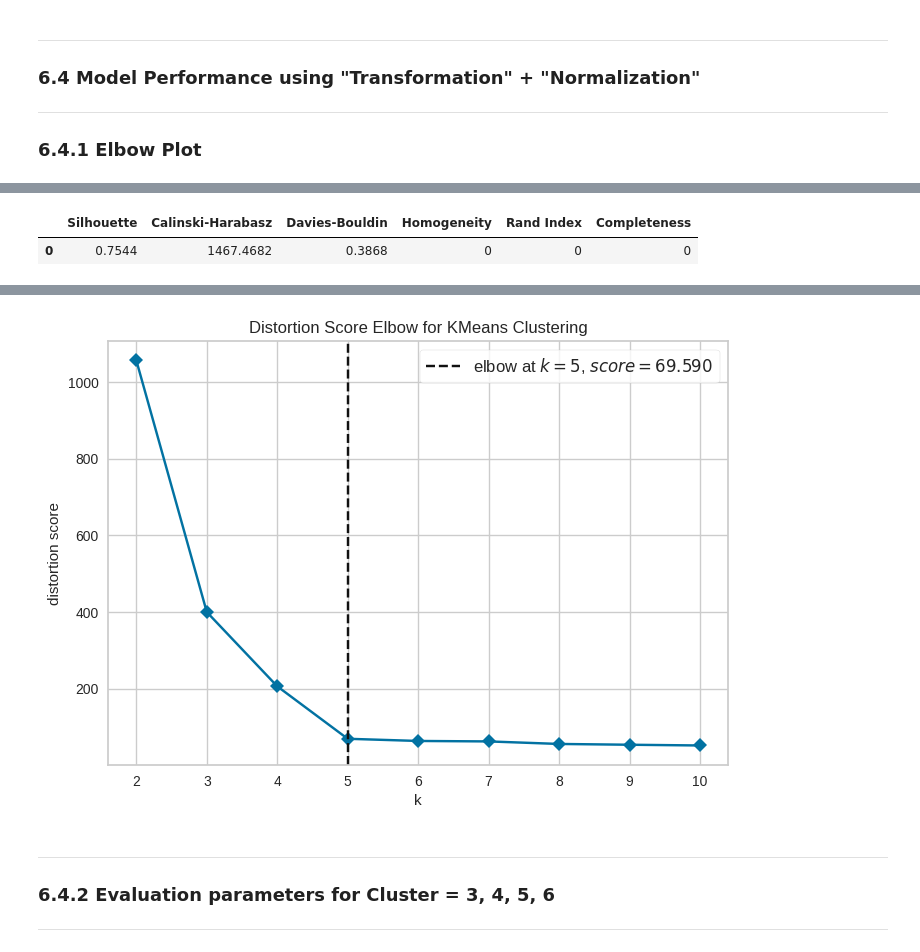
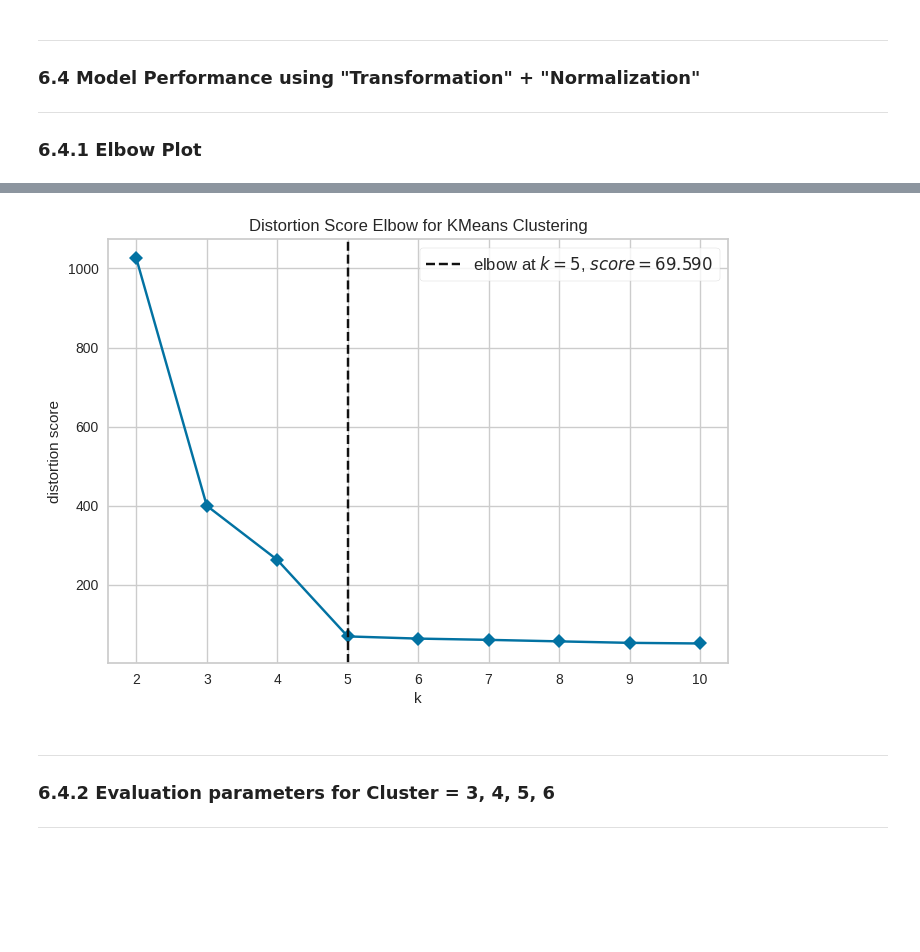
Before and after one commit to psrana/Machine-Learning-using-PyCaret, a Jupyter notebook: 03_Clustering.ipynb, the cells around one changed output, grey strips where cells are left out. Drawn from its saved outputs; the diff is of its cells as text; code cells hidden in the pictures; blank space fills up the shorter version.

```diff
--- a/03_Clustering.ipynb
+++ b/03_Clustering.ipynb
@@ -376,7 +399,7 @@ For Cluster = 5
 from pycaret.clustering import *
 from pycaret.datasets import get_data
 
-jewelleryDataSet = get_data('jewellery')
+myDataSet = get_data('jewellery')
 # %% [output]
 |  | Age | Income | SpendingScore | Savings |
 | 0 | 58 | 77769 | 0.791329 | 6559.829923 |
@@ -559,11 +578,9 @@ For Cluster = 5
 ---
 ### **6.4.1 Elbow Plot**
 # %%
-setup(data = jewelleryDataSet, transformation = True, normalize = True,
+setup(data = myDataSet, transformation = True, normalize = True,
       normalize_method = 'zscore', transformation_method = 'yeo-johnson', verbose=False)
-x = create_model('kmeans')
+x = create_model('kmeans', verbose=False)
 plot_model(x, plot = 'elbow')
 # %% [output]
 [interactive output not drawn]
-|  | Silhouette | Calinski-Harabasz | Davies-Bouldin | Homogeneity | Rand Index | Completeness |
-| 0 | 0.7544 | 1467.4682 | 0.3868 | 0 | 0 | 0 |
@@ -572,4 +587,4 @@ plot_model(x, plot = 'elbow')
-[figure, old version]
+[figure, new version]
 # %% [markdown]
 ---
 ### **6.4.2 Evaluation parameters for Cluster = 3, 4, 5, 6**
```
Also changed, not shown: parts of 39 cells of this notebook.
